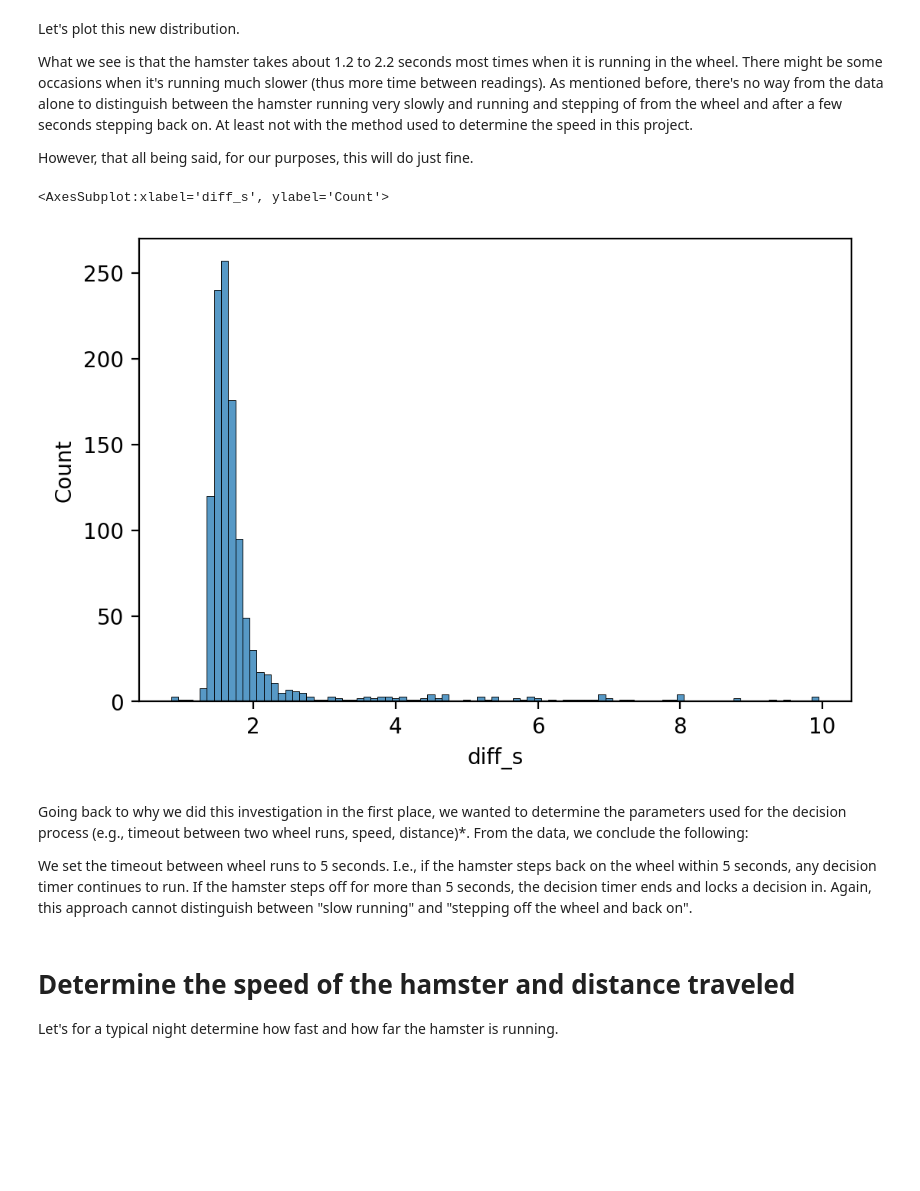
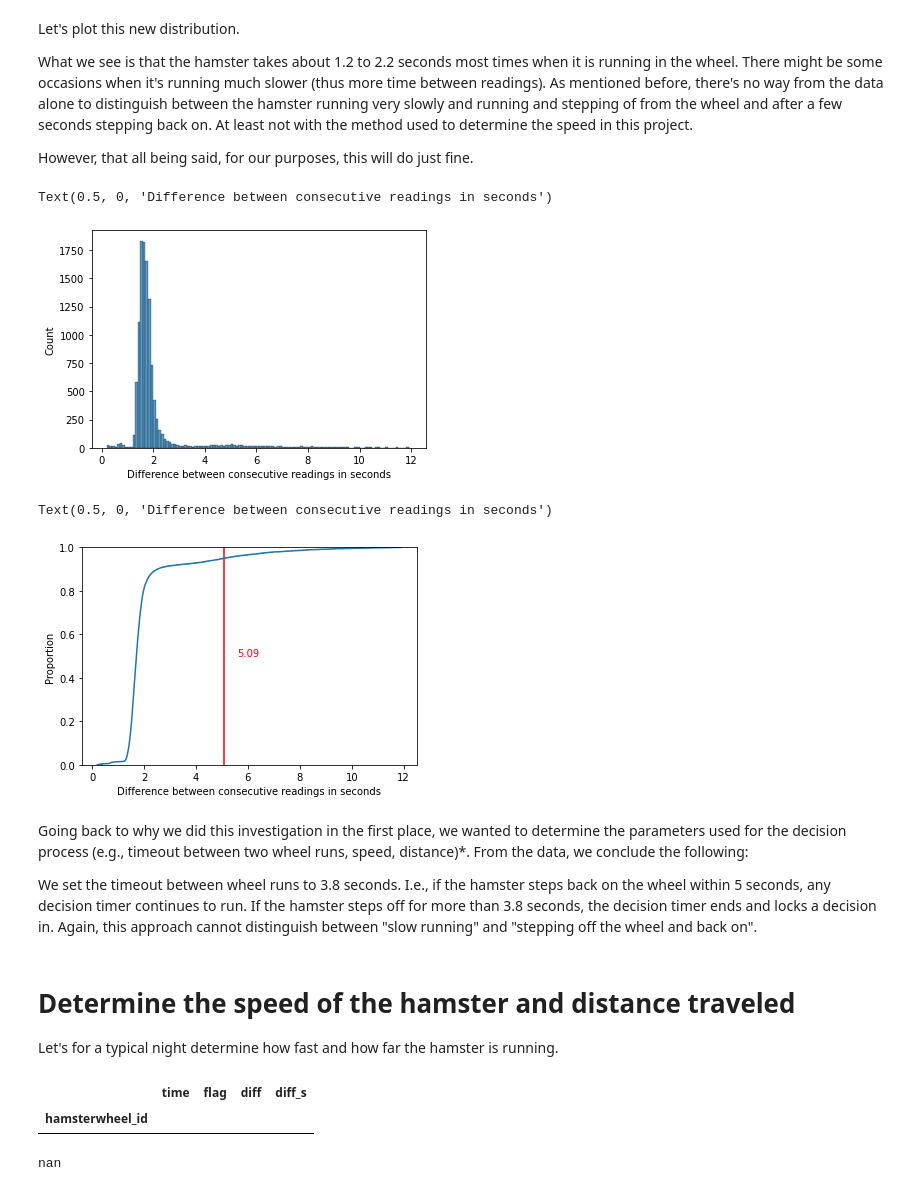
Before and after one commit to kromerh/cryptohamster, a Jupyter notebook: notebooks/EDA.ipynb, the cells around one changed output. Cells and saved outputs as stored; diff of their text form; code cells hidden in the pictures; blank space fills up the shorter version.

```diff
--- a/notebooks/EDA.ipynb
+++ b/notebooks/EDA.ipynb
@@ -97,7 +103,6 @@ df.sort_values(by=['time'], ascending=False).head()
 Let's calculate the difference between two readings of the magnetic sensor. That gives an idea how fast the hamster is usually running. Very long differences mean that the hamster did not run, but the last reading when it stepped of the wheel and the first when it stepped back on. This approach cannot distinguish between two events where the hamster is just running slow and when it stops and steps back on.
 # %%
 df['diff'] = (df['time'] - df['time'].shift(1))
-df['diff_ms'] = df['diff'].dt.total_seconds() * 1e3
 df['diff_s'] = df['diff'].dt.total_seconds()
 print(df.shape)
 df.head()
@@ -121,10 +132,10 @@ Error: Canceled future for execute_request message before replies were done
 # %%
-min_threshold = 0.8
+min_threshold = 0.2
 max_threshold = 12
 
 m = (df['diff_s'] < max_threshold) & (df['diff_s'] > min_threshold)
 df_cleaned = df.loc[m]
 
-n_rem = df.shape - df_cleaned.shape
+n_rem = df.shape[0] - df_cleaned.shape[0]
 print(f"We removed {n_rem} rows by filtering on small and long time differences between wheel readings.")
 # %% [output]
@@ -153,15 +147,43 @@ What we see is that the hamster takes about 1.2 to 2.2 seconds most times when i
 
 However, that all being said, for our purposes, this will do just fine.
 # %%
-sns.histplot(data=df, x='diff_s', binwidth=0.1)
+sns.histplot(data=df_cleaned, x='diff_s', binwidth=0.1)
+plt.xlabel('Difference between consecutive readings in seconds')
 # %% [output]
-<AxesSubplot:xlabel='diff_s', ylabel='Count'>
+Text(0.5, 0, 'Difference between consecutive readings in seconds')
-[figure, old version]
+[figure, new version]
+# %%
+# Lets see where 95% of the data points fall
+x_95 = df_cleaned['diff_s'].quantile(.95)
+
+plt.axvline(x_95, color='red')
+plt.text(x_95*1.1, 0.5, s=f'{np.round(x_95, 2)}', color='red')
+
+sns.ecdfplot(data=df_cleaned, x='diff_s')
+plt.xlabel('Difference between consecutive readings in seconds')
+# %% [output]
+Text(0.5, 0, 'Difference between consecutive readings in seconds')
+[figure, added]
 # %% [markdown]
 Going back to why we did this investigation in the first place, we wanted to determine the parameters used for the decision process (e.g., timeout between two wheel runs, speed, distance)*. From the data, we conclude the following:
 
-We set the timeout between wheel runs to 5 seconds. I.e., if the hamster steps back on the wheel within 5 seconds, any decision timer continues to run. If the hamster steps off for more than 5 seconds, the decision timer ends and locks a decision in. Again, this approach cannot distinguish between "slow running" and "stepping off the wheel and back on".
+We set the timeout between wheel runs to 3.8 seconds. I.e., if the hamster steps back on the wheel within 5 seconds, any decision timer continues to run. If the hamster steps off for more than 3.8 seconds, the decision timer ends and locks a decision in. Again, this approach cannot distinguish between "slow running" and "stepping off the wheel and back on".
 # %% [markdown]
 # Determine the speed of the hamster and distance traveled
 
 Let's for a typical night determine how fast and how far the hamster is running.
+# %%
+WHEELSIZE = 30  # cm
+last_30s = df_cleaned[ df_cleaned['time'] >= datetime.now() - pd.Timedelta(seconds=30)]
+last_30s
+# %% [output]
+|  | time | flag | diff | diff_s |
+| hamsterwheel_id |  |  |  |  |
+# %%
+# mean time diff
+time_diff = last_30s['diff_s'].mean()
+speed_cm_s = WHEELSIZE * 2 * np.pi/time_diff
+speed_km_h = 60*60*speed_cm_s/100/1000
+speed_km_h
+# %% [output]
+nan
```
Also changed, not shown: parts of 22 cells of this notebook, 2 other files.
